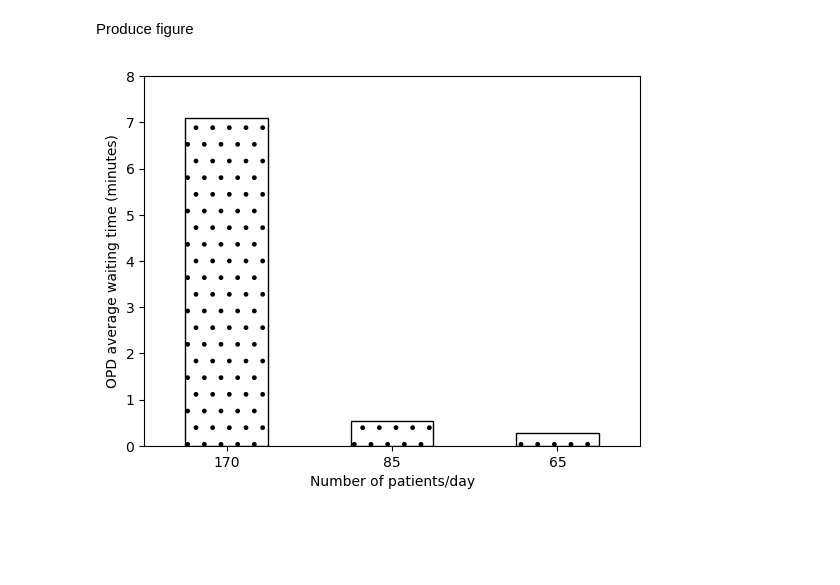
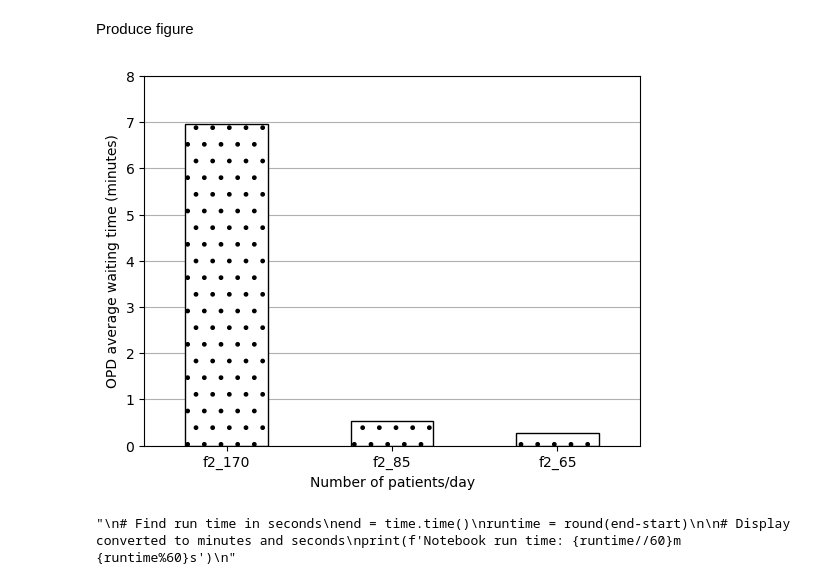
Before and after one commit to pythonhealthdatascience/stars-reproduce-shoaib-2022, a Jupyter notebook: reproduction/reproduce_fig2.ipynb, the cells around one changed output. Cells and saved outputs as stored; diff of their text form; code cells hidden in the pictures; blank space fills up the shorter version.

```diff
--- a/reproduction/reproduce_fig2.ipynb
+++ b/reproduction/reproduce_fig2.ipynb
@@ -131,7 +153,7 @@ display(arr_serv5_dict)
 Import and process data
 # %%
 # List of files to loop through
-files = ['arr170', 'arr85', 'arr65']
+files = ['f2_arr170_serv087', 'f2_arr85_serv087', 'f2_arr65_serv087']
 
 # Empty list to store results
 result_list = []
@@ -173,7 +197,7 @@ plt.show()
 Import and process data
 # %%
 # List of files to loop through
-files = ['arr170_serv5', 'arr85_serv5', 'arr65_serv5']
+files = ['f2_arr170_serv5', 'f2_arr85_serv5', 'f2_arr65_serv5']
 
 # Empty list to store results
 result_list = []
@@ -200,12 +224,26 @@ summary = pd.concat(result_list, axis=1)
 # %% [markdown]
 Produce figure
 # %%
-summary.loc['OPD Q wt'].plot.bar(edgecolor='black', color='white', hatch='.')
+# Create figure
+ax = summary.loc['OPD Q wt'].plot.bar(edgecolor='black', color='white', hatch='.')
 plt.xlabel('Number of patients/day')
 plt.ylabel('''OPD average waiting time (minutes)''')
 plt.xticks(rotation=0)
 plt.ylim(0, 8)
+ax.grid(axis='y')
+ax.set_axisbelow(True)
 plt.savefig(fig2c_path, bbox_inches='tight')
 plt.show()
 # %% [output]
-[figure, old version]
+[figure, new version]
+# %%
+'''
+# Find run time in seconds
+end = time.time()
+runtime = round(end-start)
+
+# Display converted to minutes and seconds
+print(f'Notebook run time: {runtime//60}m {runtime%60}s')
+'''
+# %% [output]
+"\n# Find run time in seconds\nend = time.time()\nruntime = round(end-start)\n\n# Display converted to minutes and seconds\nprint(f'Notebook run time: {runtime//60}m {runtime%60}s')\n"
```
Also changed, not shown: parts of 9 cells of this notebook, 2 other files.
